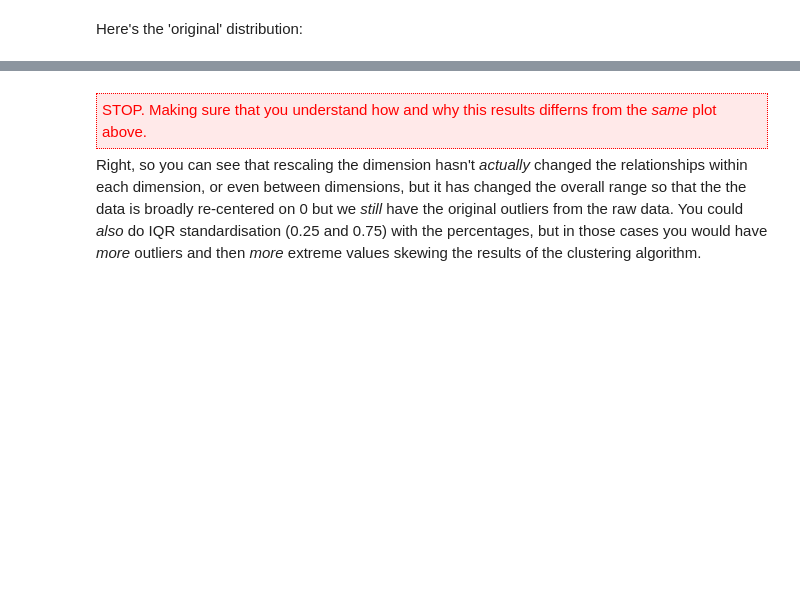
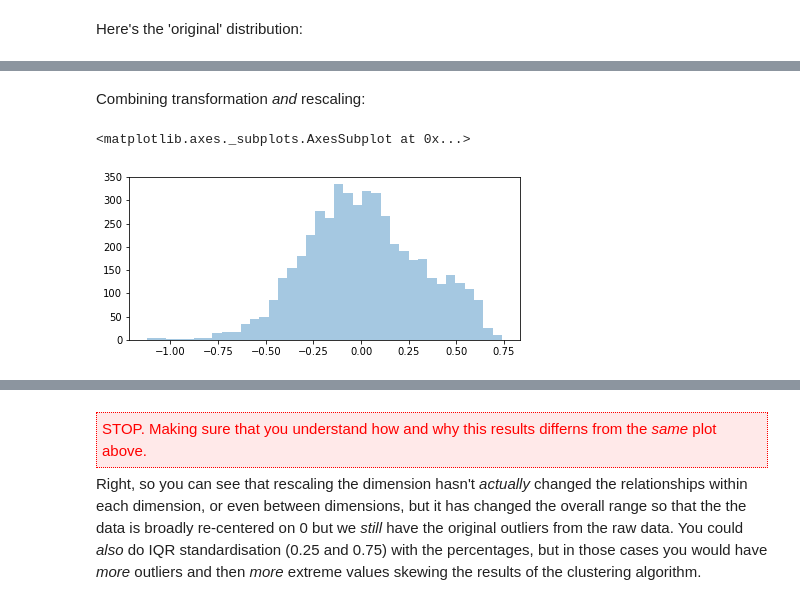
Before and after one commit to kingsgeocomp/applied_gsa, a Jupyter notebook: Practical-06-Clustering and Geodemographics-with-PowerTransform.ipynb, the cells around one changed output, grey strips where cells are left out. Saved outputs shown, nothing was run; the diff lists cells and outputs as text; code cells hidden in the pictures; blank space fills up the shorter version.

```diff
--- a/Practical-06-Clustering and Geodemographics-with-PowerTransform.ipynb
+++ b/Practical-06-Clustering and Geodemographics-with-PowerTransform.ipynb
@@ -473 +595,15 @@ sns.distplot(
+# %% [markdown]
+Combining transformation _and_ rescaling:
+# %%
+sns.distplot(
+    preprocessing.robust_scale(
+        preprocessing.power_transform(
+            lsoac['Asian/Asian British'].values.reshape(-1,1), method='yeo-johnson'
+        ), quantile_range=[5.0, 95.0]
+    ),
+    kde=False
+)
+# %% [output]
+<matplotlib.axes._subplots.AxesSubplot at 0x...>
+[figure, added]
 # %%
```
Also changed, not shown: parts of 47 cells of this notebook, 1 other file.
